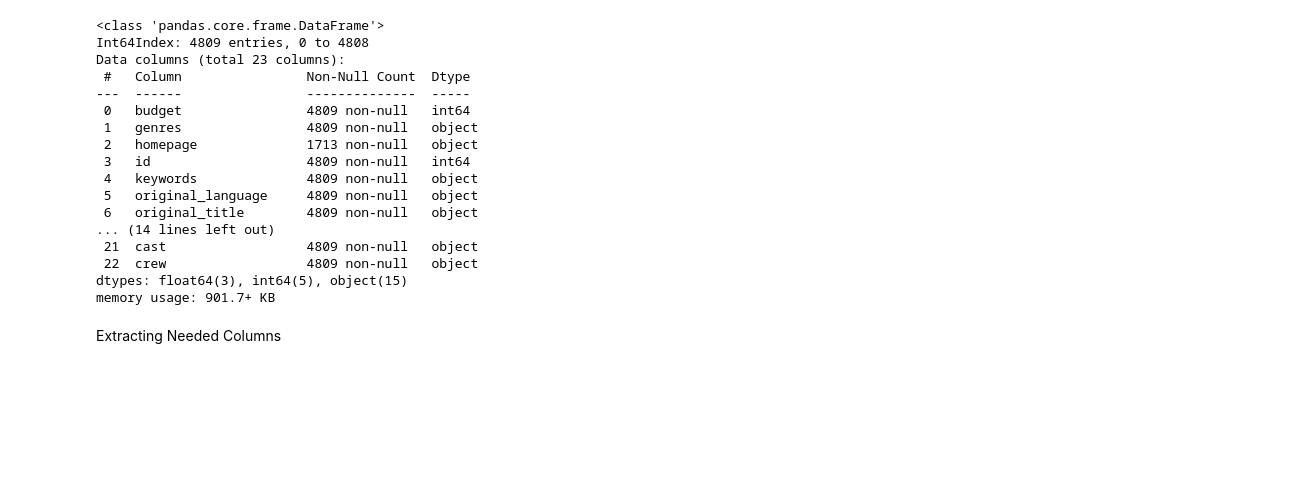
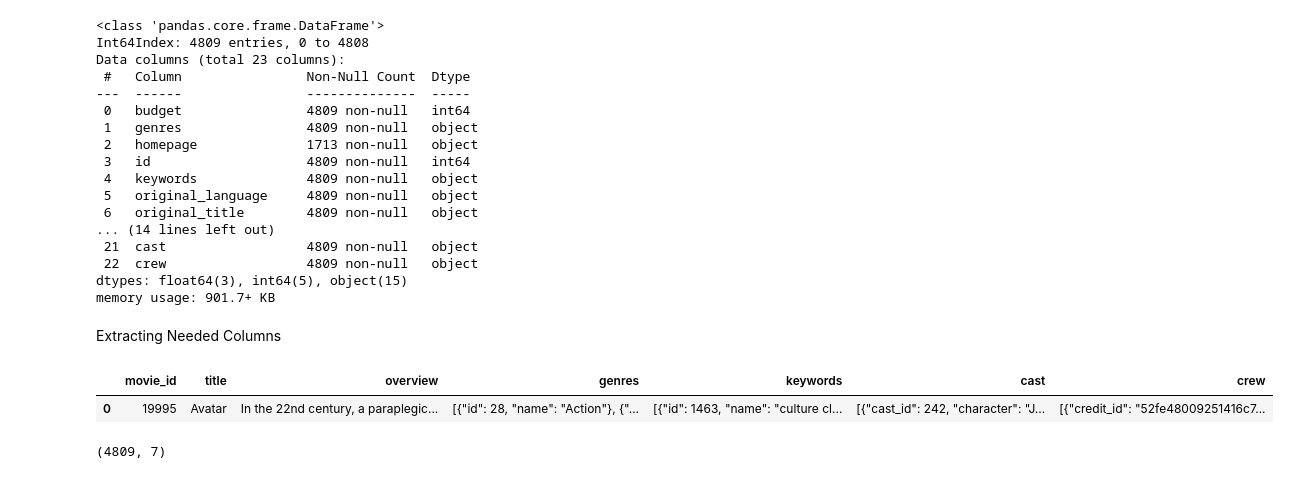
Before and after one commit to iamabhaytiwari343/movie-recommender, a Jupyter notebook: data_preprocessing.ipynb, the cells around one changed output. Saved outputs shown, nothing was run; the diff lists cells and outputs as text; code cells hidden in the pictures; blank space fills up the shorter version.

```diff
--- a/data_preprocessing.ipynb
+++ b/data_preprocessing.ipynb
@@ -72,3 +72,12 @@ Extracting Needed Columns
 # %%
 #extracting the required columns and removing the unnecessary column in the movie database
 movies = movies[['movie_id','title','overview','genres','keywords','cast','crew']]
+# %%
+movies.head(1)
+# %% [output]
+|  | movie_id | title | overview | genres | keywords | cast | crew |
+| 0 | 19995 | Avatar | In the 22nd century, a paraplegic... | [{"id": 28, "name": "Action"}, {"... | [{"id": 1463, "name": "culture cl... | [{"cast_id": 242, "character": "J... | [{"credit_id": "52fe48009251416c7... |
+# %%
+movies.shape
+# %% [output]
+(4809, 7)
```
Also changed, not shown: parts of 21 cells of this notebook, 1 other file.
